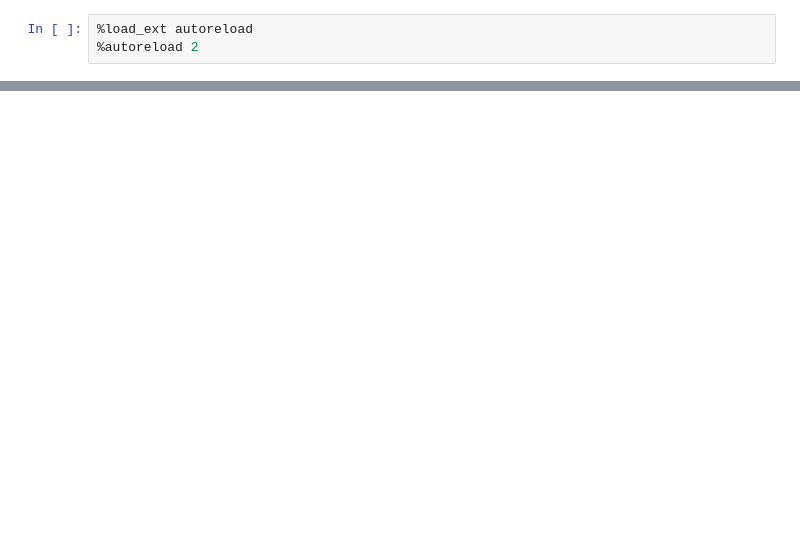
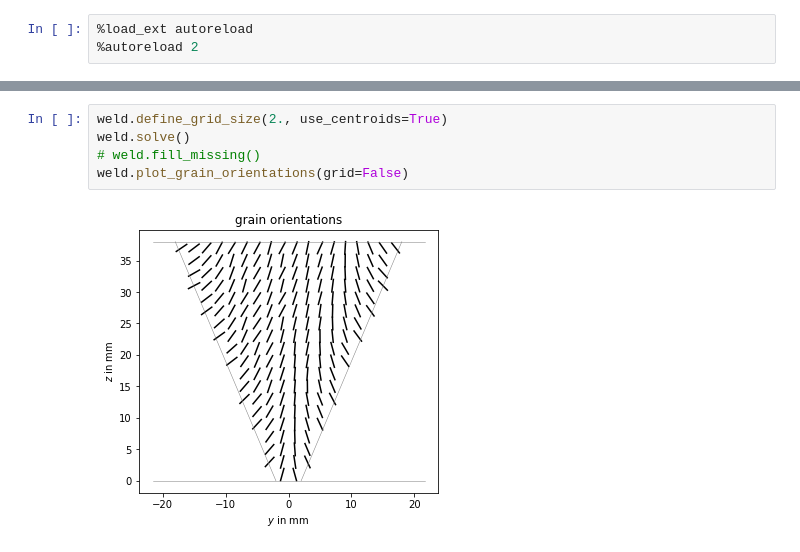
Before and after one commit to michalkalkowski/ogilvy_weld, a Jupyter notebook: notebooks/2_Verification against D717A from Moysan, 2003.ipynb, the cells around one changed output, grey strips where cells are left out. Cells and saved outputs as stored; diff of their text form; blank space fills up the shorter version.

```diff
--- a/notebooks/2_Verification against D717A from Moysan, 2003.ipynb
+++ b/notebooks/2_Verification against D717A from Moysan, 2003.ipynb
@@ -87,0 +67,7 @@ plt.plot(weld.point_o[:, 0], weld.point_o[:, 1], 'o')
+# %%
+weld.define_grid_size(2., use_centroids=True)
+weld.solve()
+# weld.fill_missing()
+weld.plot_grain_orientations(grid=False)
+# %% [output]
+[figure, added]
```
Also changed, not shown: parts of 13 cells of this notebook.
